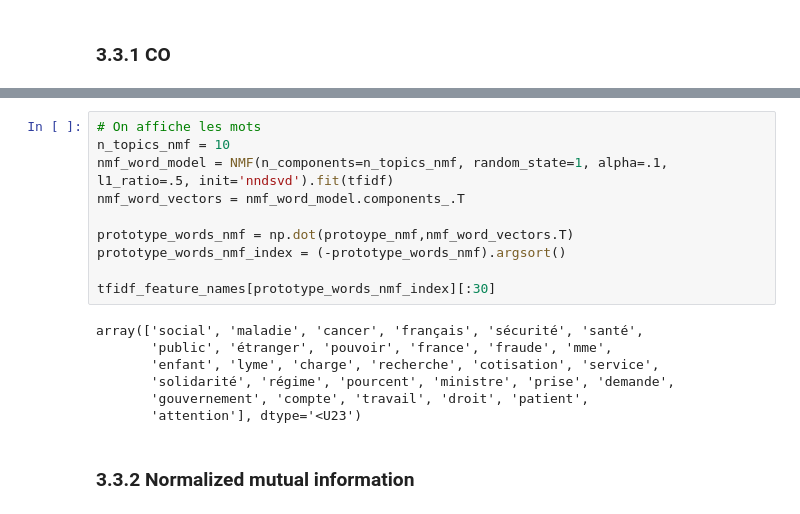
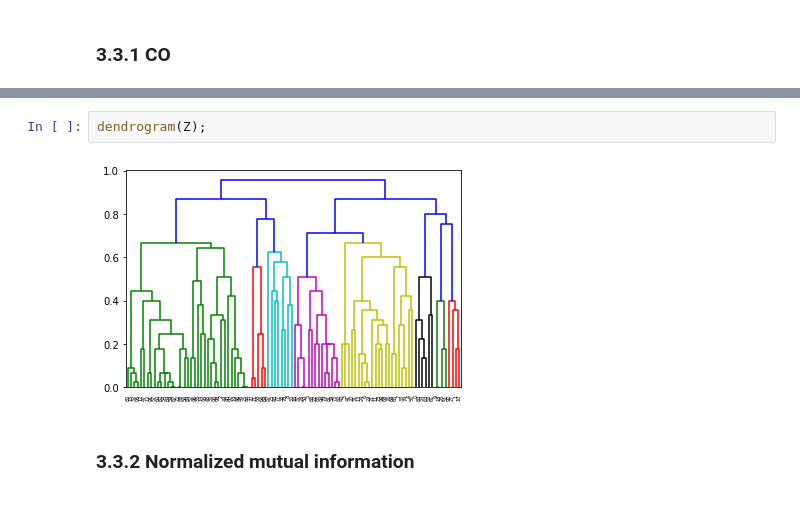
Before and after one commit to AchilleBaucher/confiance_diffusion, a Jupyter notebook: jupyter/organized_clustering.ipynb, the cells around one changed output, grey strips where cells are left out. Drawn from its saved outputs; the diff is of its cells as text.

```diff
--- a/jupyter/organized_clustering.ipynb
+++ b/jupyter/organized_clustering.ipynb
@@ -291,20 +330,7 @@ protoype_acp_tfidf = reduced_features_tfidf[indices].mean(axis = 0)
-# %%
-# On affiche les mots
-n_topics_nmf = 10
-nmf_word_model = NMF(n_components=n_topics_nmf, random_state=1, alpha=.1, l1_ratio=.5, init='nndsvd').fit(tfidf)
-nmf_word_vectors = nmf_word_model.components_.T
-
-prototype_words_nmf = np.dot(protoype_nmf,nmf_word_vectors.T)
-prototype_words_nmf_index = (-prototype_words_nmf).argsort()
-
-tfidf_feature_names[prototype_words_nmf_index][:30]
-# %% [output]
-array(['social', 'maladie', 'cancer', 'français', 'sécurité', 'santé',
-       'public', 'étranger', 'pouvoir', 'france', 'fraude', 'mme',
-       'enfant', 'lyme', 'charge', 'recherche', 'cotisation', 'service',
-       'solidarité', 'régime', 'pourcent', 'ministre', 'prise', 'demande',
-       'gouvernement', 'compte', 'travail', 'droit', 'patient',
-       'attention'], dtype='<U23')
+# %%
+dendrogram(Z);
+# %% [output]
+[figure, added]
 # %% [markdown]
 ### 3.3.2 Normalized mutual information
 # %%
```
Also changed, not shown: parts of 51 cells of this notebook, 1 other file.
